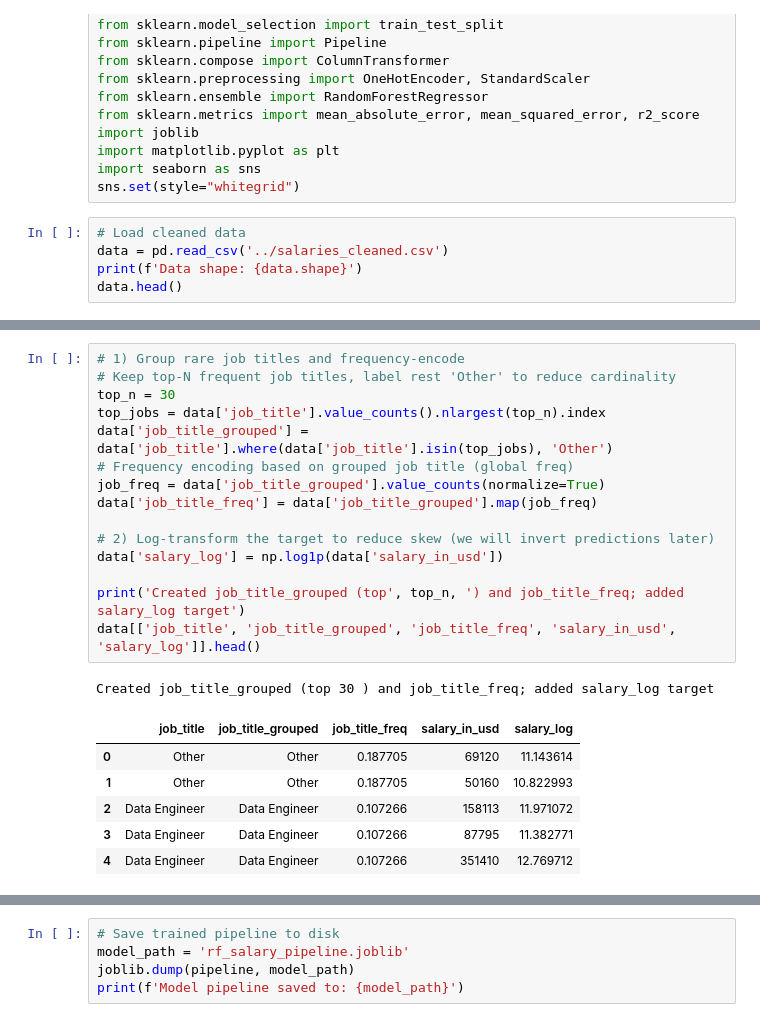
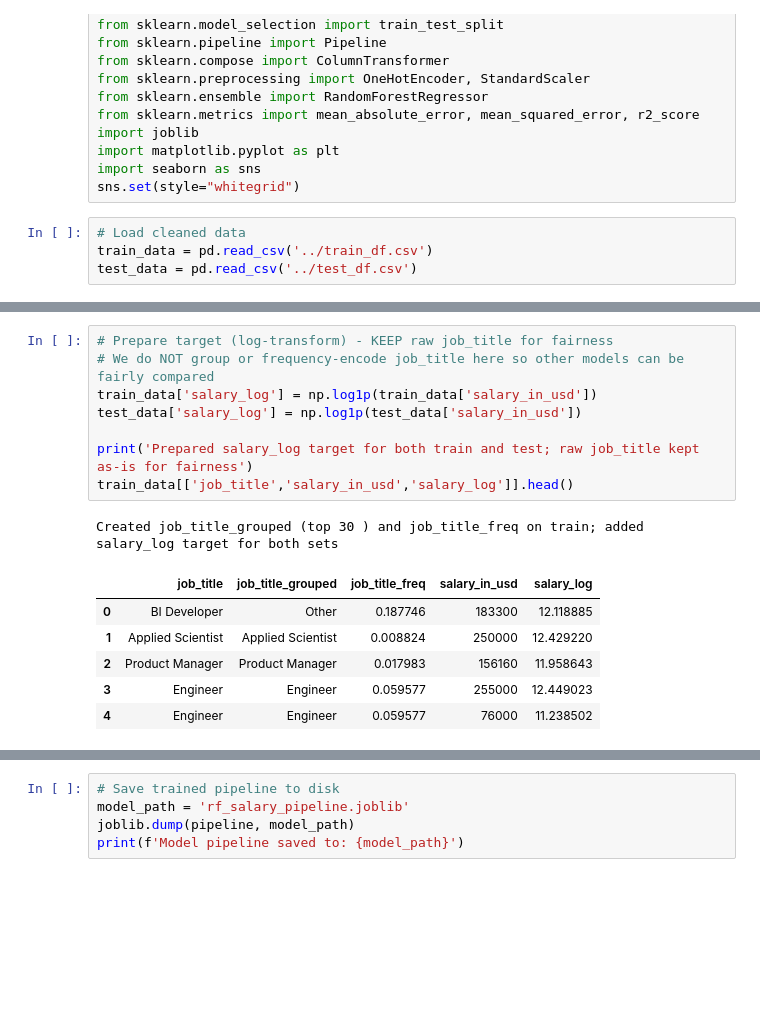
Before and after one commit to hasithapramuditha/Predicting-Data-Science-Salaries, a Jupyter notebook: Random Forest/RF.ipynb, the cells around one changed output, grey strips where cells are left out. Saved outputs shown, nothing was run; the diff lists cells and outputs as text; blank space fills up the shorter version.

```diff
--- a/Random Forest/RF.ipynb
+++ b/Random Forest/RF.ipynb
@@ -45,6 +47,5 @@ import seaborn as sns
 sns.set(style="whitegrid")
 # %%
 # Load cleaned data
-data = pd.read_csv('../salaries_cleaned.csv')
-print(f'Data shape: {data.shape}')
-data.head()
+train_data = pd.read_csv('../train_df.csv')
+test_data = pd.read_csv('../test_df.csv')
@@ -59,24 +52,17 @@ Data shape: (52412, 9)
 # %%
-# 1) Group rare job titles and frequency-encode
-# Keep top-N frequent job titles, label rest 'Other' to reduce cardinality
-top_n = 30
-top_jobs = data['job_title'].value_counts().nlargest(top_n).index
-data['job_title_grouped'] = data['job_title'].where(data['job_title'].isin(top_jobs), 'Other')
-# Frequency encoding based on grouped job title (global freq)
-job_freq = data['job_title_grouped'].value_counts(normalize=True)
-data['job_title_freq'] = data['job_title_grouped'].map(job_freq)
+# Prepare target (log-transform) - KEEP raw job_title for fairness
+# We do NOT group or frequency-encode job_title here so other models can be fairly compared
+train_data['salary_log'] = np.log1p(train_data['salary_in_usd'])
+test_data['salary_log'] = np.log1p(test_data['salary_in_usd'])
 
-# 2) Log-transform the target to reduce skew (we will invert predictions later)
-data['salary_log'] = np.log1p(data['salary_in_usd'])
-
-print('Created job_title_grouped (top', top_n, ') and job_title_freq; added salary_log target')
-data[['job_title', 'job_title_grouped', 'job_title_freq', 'salary_in_usd', 'salary_log']].head()
+print('Prepared salary_log target for both train and test; raw job_title kept as-is for fairness')
+train_data[['job_title','salary_in_usd','salary_log']].head()
 # %% [output]
-Created job_title_grouped (top 30 ) and job_title_freq; added salary_log target
+Created job_title_grouped (top 30 ) and job_title_freq on train; added salary_log target for both sets
 |  | job_title | job_title_grouped | job_title_freq | salary_in_usd | salary_log |
-| 0 | Other | Other | 0.187705 | 69120 | 11.143614 |
-| 1 | Other | Other | 0.187705 | 50160 | 10.822993 |
-| 2 | Data Engineer | Data Engineer | 0.107266 | 158113 | 11.971072 |
-| 3 | Data Engineer | Data Engineer | 0.107266 | 87795 | 11.382771 |
-| 4 | Data Engineer | Data Engineer | 0.107266 | 351410 | 12.769712 |
+| 0 | BI Developer | Other | 0.187746 | 183300 | 12.118885 |
+| 1 | Applied Scientist | Applied Scientist | 0.008824 | 250000 | 12.429220 |
+| 2 | Product Manager | Product Manager | 0.017983 | 156160 | 11.958643 |
+| 3 | Engineer | Engineer | 0.059577 | 255000 | 12.449023 |
+| 4 | Engineer | Engineer | 0.059577 | 76000 | 11.238502 |
 # %%
```
Also changed, not shown: parts of 8 cells of this notebook, 1 other file.
